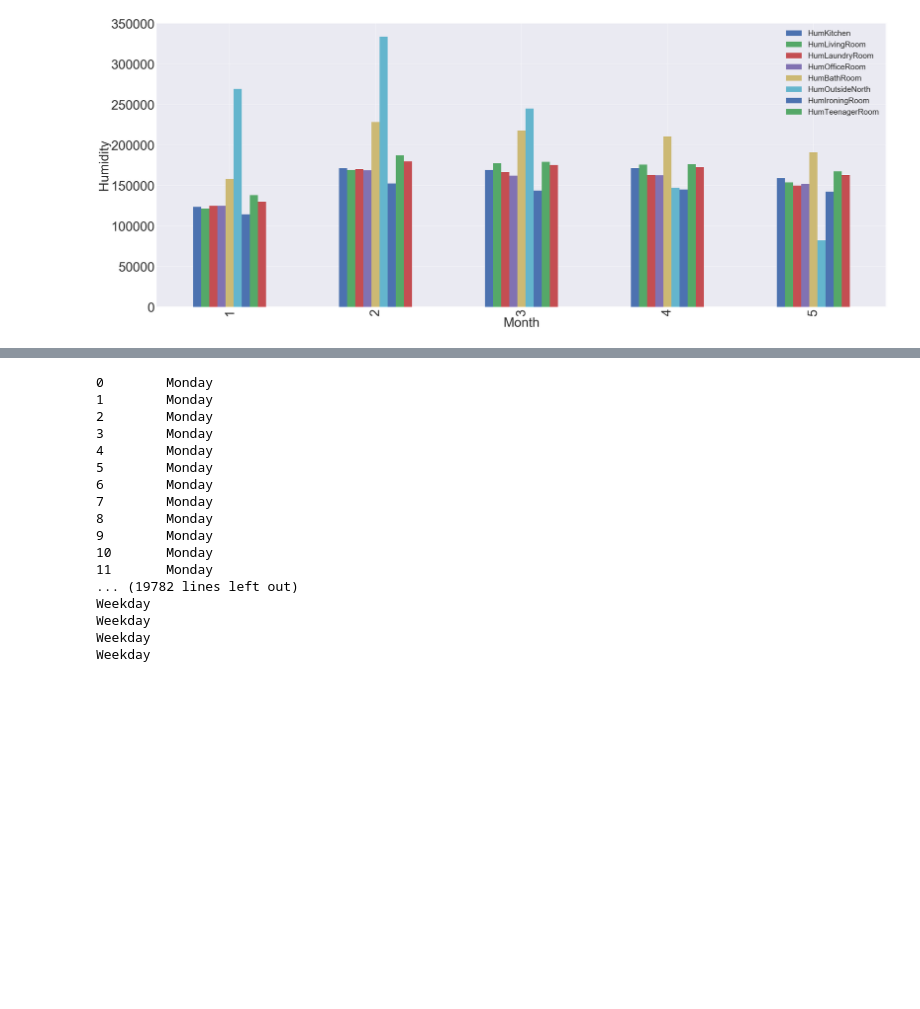
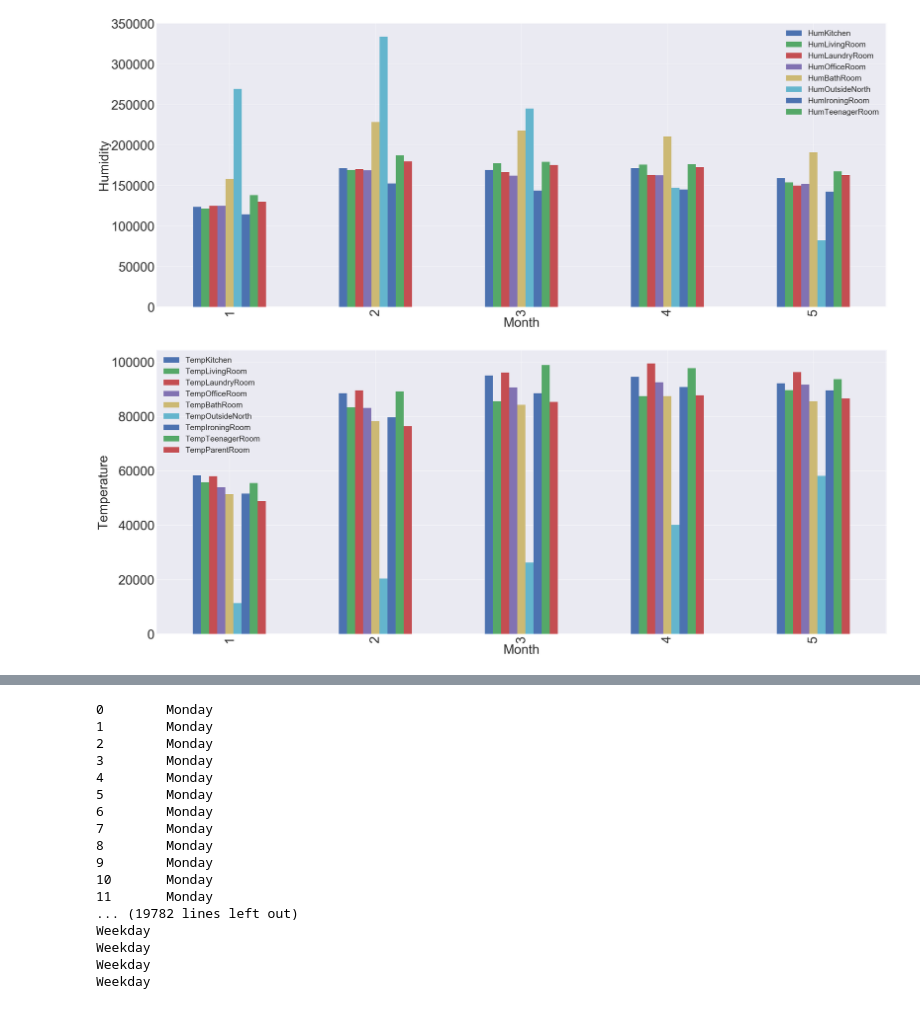
Before and after one commit to shaan06/ADS, a Jupyter notebook: Assignment_2/EDA_Part2.ipynb, the cells around one changed output, grey strips where cells are left out. Saved outputs shown, nothing was run; the diff lists cells and outputs as text; code cells hidden in the pictures; blank space fills up the shorter version.

```diff
--- a/Assignment_2/EDA_Part2.ipynb
+++ b/Assignment_2/EDA_Part2.ipynb
@@ -232,3 +232,12 @@ plt.ylabel('Humidity' , fontsize = 50)
 plt.show()
 # %% [output]
 [figure]
+# %%
+month = energy_dataset.groupby('Month')['TempKitchen', 'TempLivingRoom', 'TempLaundryRoom', 'TempOfficeRoom', 'TempBathRoom','TempOutsideNorth', 'TempIroningRoom','TempTeenagerRoom', 'TempParentRoom' ].sum()
+month.plot(kind = 'bar' , figsize = (50,20) , fontsize = 50)
+plt.xlabel('Month', fontsize = 50)
+plt.legend(fontsize = 30)
+plt.ylabel('Temperature' , fontsize = 50)
+plt.show()
+# %% [output]
+[figure, added]
```
Also changed, not shown: parts of 11 cells of this notebook.
